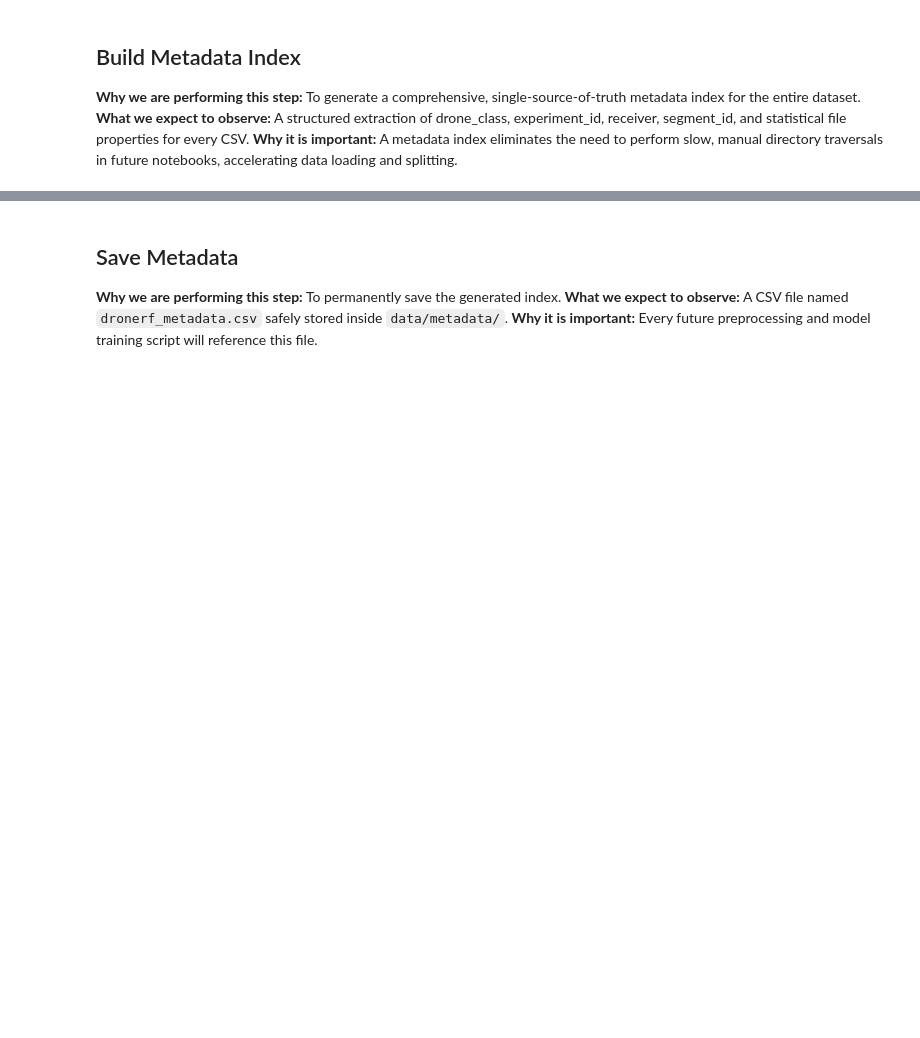
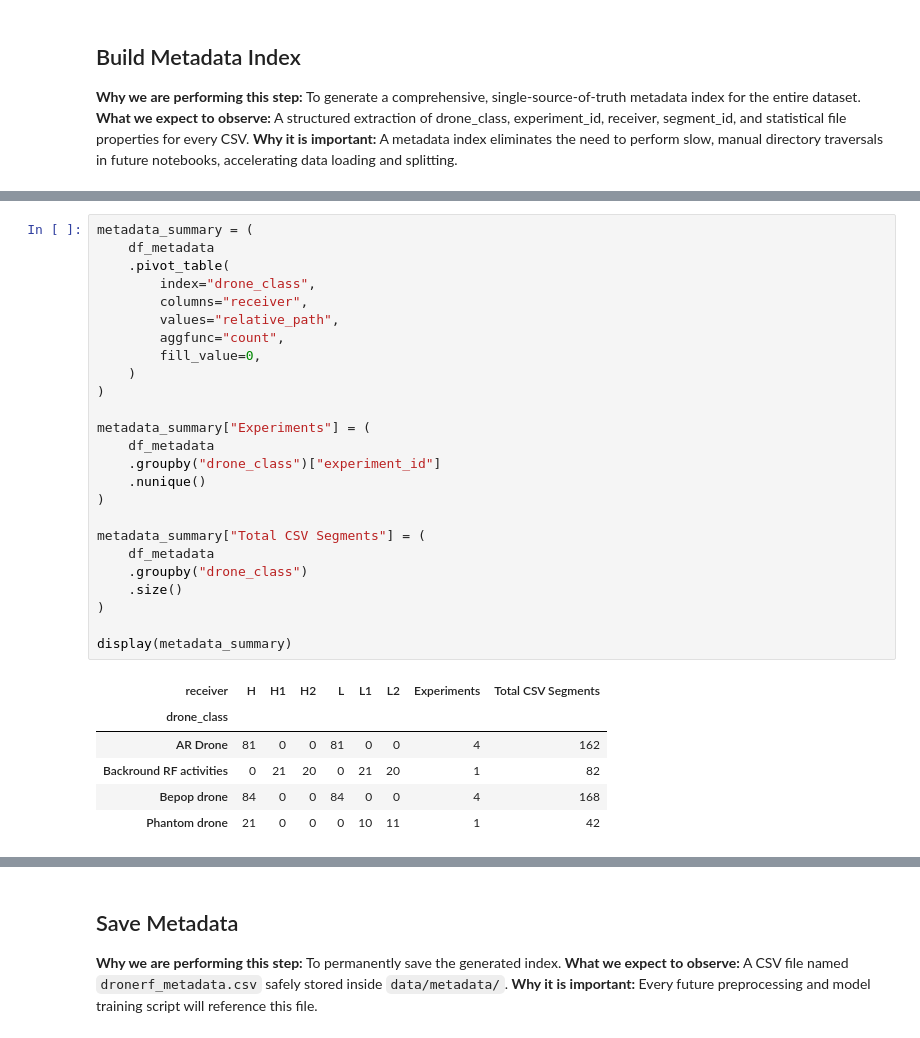
Before and after one commit to Adith1207/Vardan, a Jupyter notebook: notebooks/01_DroneRF_Dataset_Exploration.ipynb, the cells around one changed output, grey strips where cells are left out. Drawn from its saved outputs; the diff is of its cells as text; blank space fills up the shorter version.

```diff
--- a/notebooks/01_DroneRF_Dataset_Exploration.ipynb
+++ b/notebooks/01_DroneRF_Dataset_Exploration.ipynb
@@ -288,0 +395,32 @@ display(df_metadata.head())
+# %%
+metadata_summary = (
+    df_metadata
+    .pivot_table(
+        index="drone_class",
+        columns="receiver",
+        values="relative_path",
+        aggfunc="count",
+        fill_value=0,
+    )
+)
+
+metadata_summary["Experiments"] = (
+    df_metadata
+    .groupby("drone_class")["experiment_id"]
+    .nunique()
+)
+
+metadata_summary["Total CSV Segments"] = (
+    df_metadata
+    .groupby("drone_class")
+    .size()
+)
+
+display(metadata_summary)
+# %% [output]
+| receiver | H | H1 | H2 | L | L1 | L2 | Experiments | Total CSV Segments |
+| drone_class |  |  |  |  |  |  |  |  |
+| AR Drone | 81 | 0 | 0 | 81 | 0 | 0 | 4 | 162 |
+| Backround RF activities | 0 | 21 | 20 | 0 | 21 | 20 | 1 | 82 |
+| Bepop drone | 84 | 0 | 0 | 84 | 0 | 0 | 4 | 168 |
+| Phantom drone | 21 | 0 | 0 | 0 | 10 | 11 | 1 | 42 |
```
Also changed, not shown: parts of 14 cells of this notebook, 6 other files.
